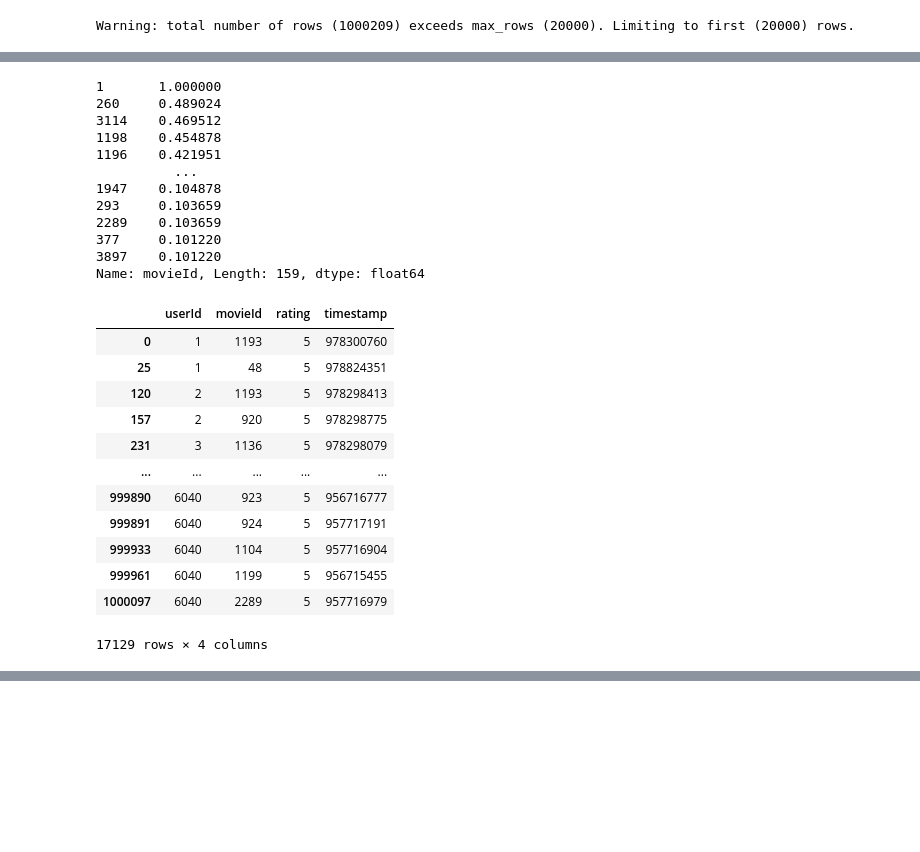
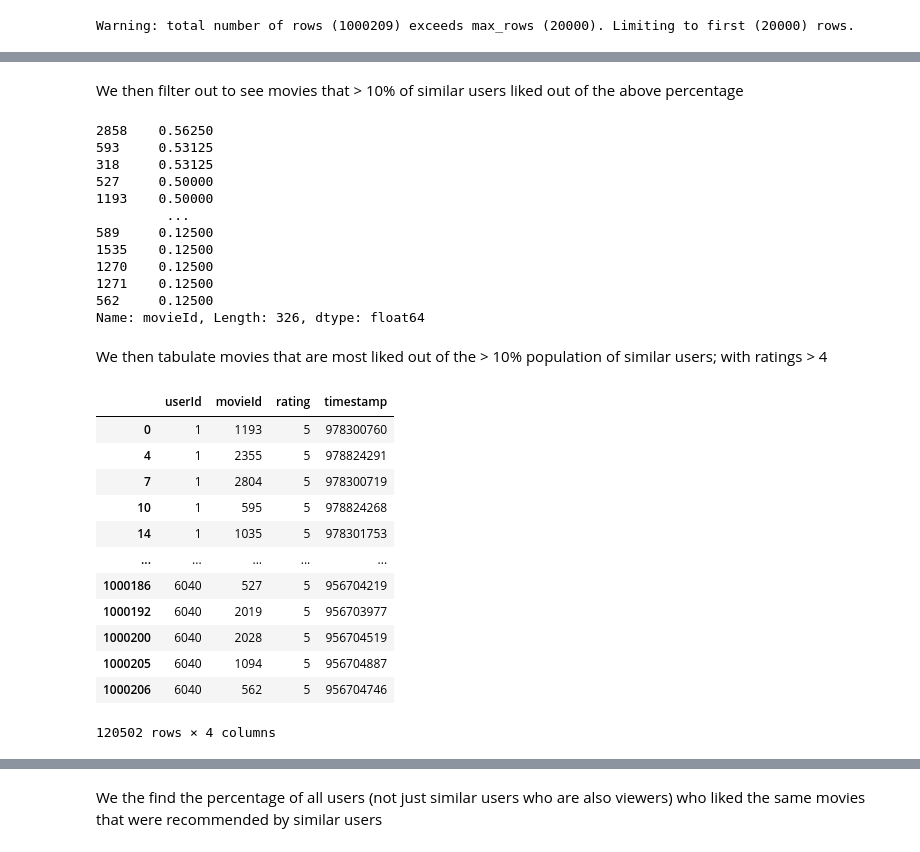
Before and after one commit to BWetende/Bilha.Wetende1, a Jupyter notebook: Recommender_System_Project.ipynb, the cells around one changed output, grey strips where cells are left out. Drawn from its saved outputs; the diff is of its cells as text; code cells hidden in the pictures; blank space fills up the shorter version.

```diff
--- a/Recommender_System_Project.ipynb
+++ b/Recommender_System_Project.ipynb
@@ -201,6 +224,6 @@ HBox(children=(Text(value='', description='Search:', placeholder='Enter a movie
 # %%
 #Creating a recommendation system
 #reading the ratings dataset
-ratings = pd.read_csv('/content/drive/MyDrive/ratings.dat', sep='::', header=None, names=['movie_id', 'title', 'genres'], encoding='latin-1')
+ratings = pd.read_csv('/content/drive/MyDrive/ratings.dat', sep='::', engine='python', header=None, names=['userId', 'movieId', 'rating', 'timestamp'], encoding='latin-1')
 ratings
 # %% [output]
@@ -229,6 +261,6 @@ dtype: object
 # %%
-#the movie id for "Toy Story" is 1
+#the movie id for "My Family" is 279
 #people who liked similar movie
-movie_id = 1
+movie_id = 279 #Illustration
 similar_users = ratings[(ratings["movieId"] == movie_id) & (ratings["rating"] >= 4)]["userId"].unique()
 similar_users
@@ -272,35 +311,39 @@ Name: movieId, Length: 2626, dtype: float64
+# %% [markdown]
+We then filter out to see movies that > 10% of similar users liked out of the above percentage
 # %%
 # movies that only > 10% of the similar users liked
 recommended_movies = movie_percents[movie_percents > 0.1]
 recommended_movies
 # %% [output]
-1       1.000000
-260     0.489024
-3114    0.469512
-1198    0.454878
-1196    0.421951
-          ...
-1947    0.104878
-293     0.103659
-2289    0.103659
-377     0.101220
-3897    0.101220
-Name: movieId, Length: 159, dtype: float64
+2858    0.56250
+593     0.53125
+318     0.53125
+527     0.50000
+1193    0.50000
+         ...
+589     0.12500
+1535    0.12500
+1270    0.12500
+1271    0.12500
+562     0.12500
+Name: movieId, Length: 326, dtype: float64
+# %% [markdown]
+We then tabulate movies that are most liked out of the > 10% population of similar users; with ratings > 4
 # %%
-#Finding movies that most people like that are also similar to what others like most
-all_users = ratings[(ratings["movieId"].isin(similar_user_recs.index)) & (ratings["rating"] > 4 )]
+# Finding movies that most people like that are also similar to what others like most
+all_users = ratings[(ratings["movieId"].isin(recommended_movies.index)) & (ratings["rating"] > 4)]
 all_users
 # %% [output]
 |  | userId | movieId | rating | timestamp |
 | 0 | 1 | 1193 | 5 | 978300760 |
-| 25 | 1 | 48 | 5 | 978824351 |
-| 120 | 2 | 1193 | 5 | 978298413 |
-| 157 | 2 | 920 | 5 | 978298775 |
-| 231 | 3 | 1136 | 5 | 978298079 |
+| 4 | 1 | 2355 | 5 | 978824291 |
+| 7 | 1 | 2804 | 5 | 978300719 |
+| 10 | 1 | 595 | 5 | 978824268 |
+| 14 | 1 | 1035 | 5 | 978301753 |
 | ... | ... | ... | ... | ... |
-| 999890 | 6040 | 923 | 5 | 956716777 |
-| 999891 | 6040 | 924 | 5 | 957717191 |
-| 999933 | 6040 | 1104 | 5 | 957716904 |
-| 999961 | 6040 | 1199 | 5 | 956715455 |
-| 1000097 | 6040 | 2289 | 5 | 957716979 |
+| 1000186 | 6040 | 527 | 5 | 956704219 |
+| 1000192 | 6040 | 2019 | 5 | 956703977 |
+| 1000200 | 6040 | 2028 | 5 | 956704519 |
+| 1000205 | 6040 | 1094 | 5 | 956704887 |
+| 1000206 | 6040 | 562 | 5 | 956704746 |
-17129 rows × 4 columns
+120502 rows × 4 columns
@@ -307 +351,3 @@ all_users
+# %% [markdown]
+We the find the percentage of all users (not just similar users who are also viewers) who liked the same movies that were recommended by similar users
 # %%
```
Also changed, not shown: parts of 37 cells of this notebook.
